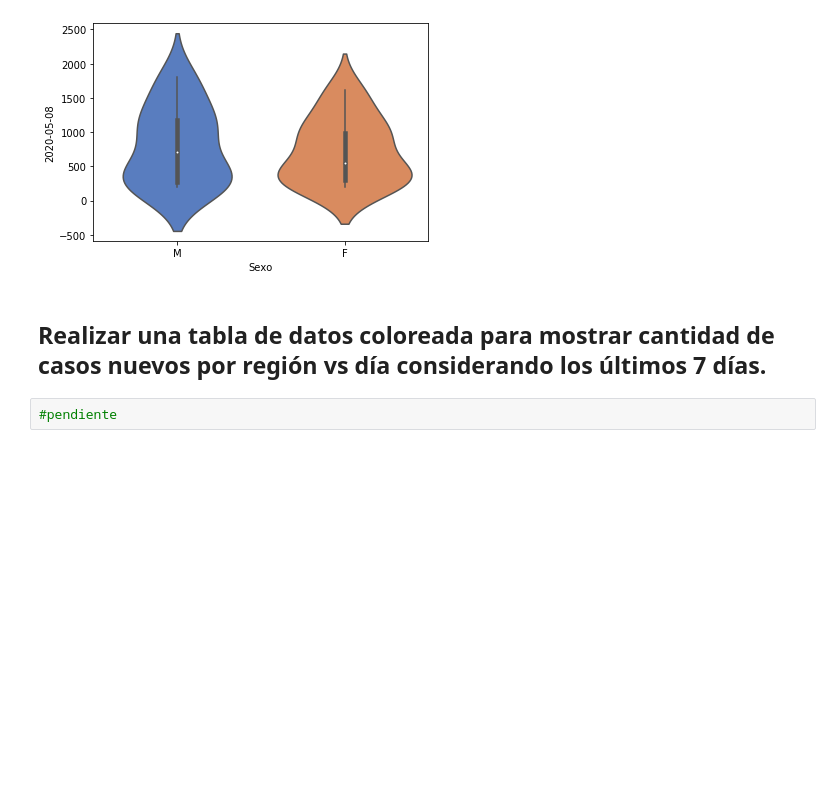
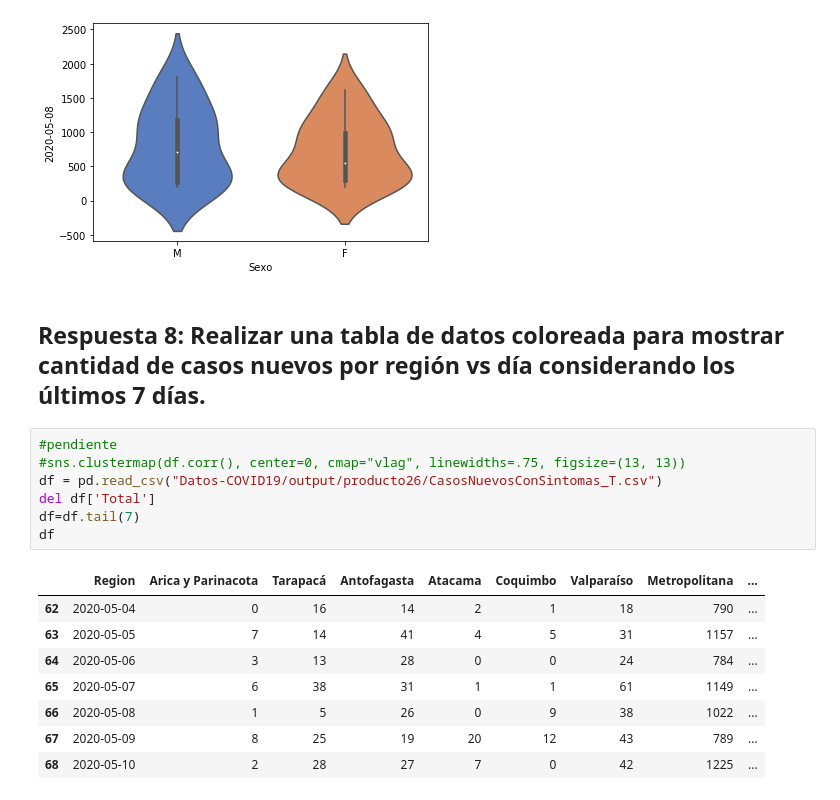
Before and after one commit to EdGoll/doctorado, a Jupyter notebook: Mineria_de_Datos/Taller_01/Taller_01.ipynb, the cells around one changed output. Cells and saved outputs as stored; diff of their text form; blank space fills up the shorter version.

```diff
--- a/Mineria_de_Datos/Taller_01/Taller_01.ipynb
+++ b/Mineria_de_Datos/Taller_01/Taller_01.ipynb
@@ -593,6 +607,20 @@ sns.violinplot(x="Sexo", y="2020-05-08", data=df, palette="muted");
 <matplotlib.axes._subplots.AxesSubplot at 0x...>
 [figure]
 # %% [markdown]
-## Realizar una tabla de datos coloreada para mostrar cantidad de casos nuevos por región vs día considerando los últimos 7 días.
+## Respuesta 8: Realizar una tabla de datos coloreada para mostrar cantidad de casos nuevos por región vs día considerando los últimos 7 días.
-# %%
-#pendiente
+# %%
+#pendiente
+#sns.clustermap(df.corr(), center=0, cmap="vlag", linewidths=.75, figsize=(13, 13))
+df = pd.read_csv("Datos-COVID19/output/producto26/CasosNuevosConSintomas_T.csv")
+del df['Total']
+df=df.tail(7)
+df
+# %% [output]
+|  | Region | Arica y Parinacota | Tarapacá | Antofagasta | Atacama | Coquimbo | Valparaíso | Metropolitana | ... |
+| 62 | 2020-05-04 | 0 | 16 | 14 | 2 | 1 | 18 | 790 | ... |
+| 63 | 2020-05-05 | 7 | 14 | 41 | 4 | 5 | 31 | 1157 | ... |
+| 64 | 2020-05-06 | 3 | 13 | 28 | 0 | 0 | 24 | 784 | ... |
+| 65 | 2020-05-07 | 6 | 38 | 31 | 1 | 1 | 61 | 1149 | ... |
+| 66 | 2020-05-08 | 1 | 5 | 26 | 0 | 9 | 38 | 1022 | ... |
+| 67 | 2020-05-09 | 8 | 25 | 19 | 20 | 12 | 43 | 789 | ... |
+| 68 | 2020-05-10 | 2 | 28 | 27 | 7 | 0 | 42 | 1225 | ... |
```
Also changed, not shown: parts of 2 cells of this notebook.
